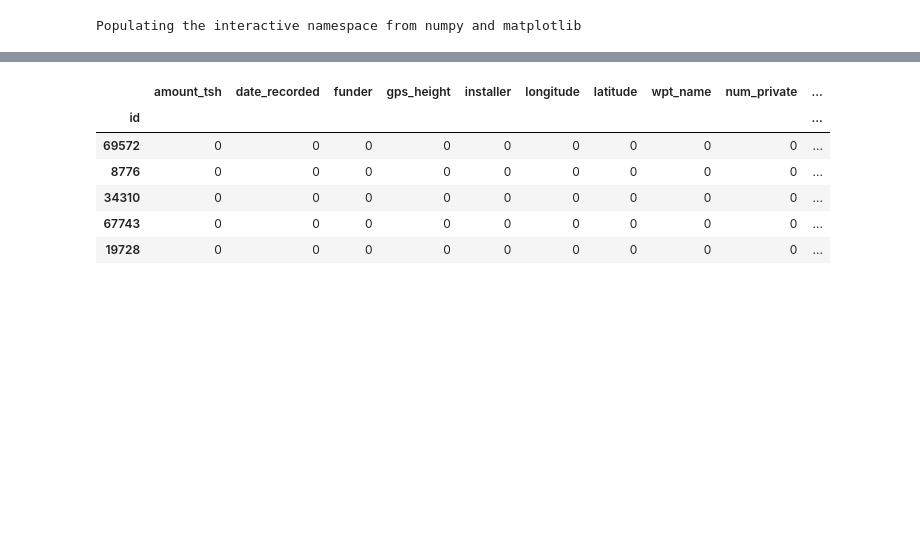
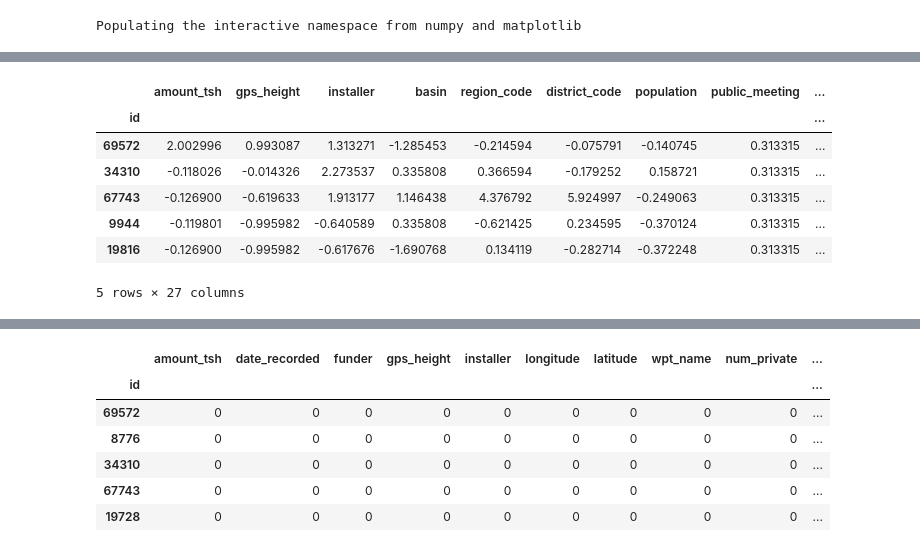
Before and after one commit to AndreiZn/Python, a Jupyter notebook: Final_project/Final Project.ipynb, the cells around one changed output, grey strips where cells are left out. Drawn from its saved outputs; the diff is of its cells as text; code cells hidden in the pictures; blank space fills up the shorter version.

```diff
--- a/Final_project/Final Project.ipynb
+++ b/Final_project/Final Project.ipynb
@@ -47,0 +80,15 @@ df_logic_2 = df_logic.copy()
+# %%
+df_mapped = df.copy()
+# %%
+le = preprocessing.LabelEncoder() # le transforms labels to numbers
+# %%
+# check what kind of information is contained in each column
+# it's necessary to check that numerical columns like "year of construction" don't contain text-rows such as "unknown", "None"
+# or something else
+for cname, column in df.iteritems(): # loop over all columns
+    le.fit(df[cname]) # find label-classes in a column
+    print('There are ', np.size(list(le.classes_)), ' classes in "',cname,'" column')
+    print(list(le.classes_),'\n')
+    sizes = [int(np.sum(df[cname] == list(le.classes_)[i])) for i in range (np.size(list(le.classes_)))]
+    print('Size of each class: ', sizes, '\n')
+    #g = plt.bar(range(0,np.size(le.classes_)), sizes, tick_label=list(le.classes_))
@@ -47,0 +113,11 @@ df_logic_2 = df_logic.copy()
+# %%
+# mapping
+for cname, column in df.iteritems(): # loop over all columns
+    first_element = column.values[0] # first element in each column
+    if isinstance(first_element, str) == True or isinstance(first_element, bool): # check if the first element is a string or boolean
+        le.fit(df[cname]) # find label-classes in a column
+        print('There are ', np.size(list(le.classes_)), ' classes in "',cname,'" column')
+        print(list(le.classes_), '\n')
+        df_mapped[cname] = le.transform(df_mapped[cname]) # transform a column to numbers
+    # for every column:
+    df_mapped[cname] = preprocessing.scale(df_mapped[cname]) # transform a column to normalized numbers
@@ -47,0 +142,11 @@ df_logic_2 = df_logic.copy()
+# %%
+df_mapped.head(5)
+# %% [output]
+|  | amount_tsh | gps_height | installer | basin | region_code | district_code | population | public_meeting | ... |
+| id |  |  |  |  |  |  |  |  | ... |
+| 69572 | 2.002996 | 0.993087 | 1.313271 | -1.285453 | -0.214594 | -0.075791 | -0.140745 | 0.313315 | ... |
+| 34310 | -0.118026 | -0.014326 | 2.273537 | 0.335808 | 0.366594 | -0.179252 | 0.158721 | 0.313315 | ... |
+| 67743 | -0.126900 | -0.619633 | 1.913177 | 1.146438 | 4.376792 | 5.924997 | -0.249063 | 0.313315 | ... |
+| 9944 | -0.119801 | -0.995982 | -0.640589 | 0.335808 | -0.621425 | 0.234595 | -0.370124 | 0.313315 | ... |
+| 19816 | -0.126900 | -0.995982 | -0.617676 | -1.690768 | 0.134119 | -0.282714 | -0.372248 | 0.313315 | ... |
+5 rows × 27 columns
```
Also changed, not shown: parts of 14 cells of this notebook.
